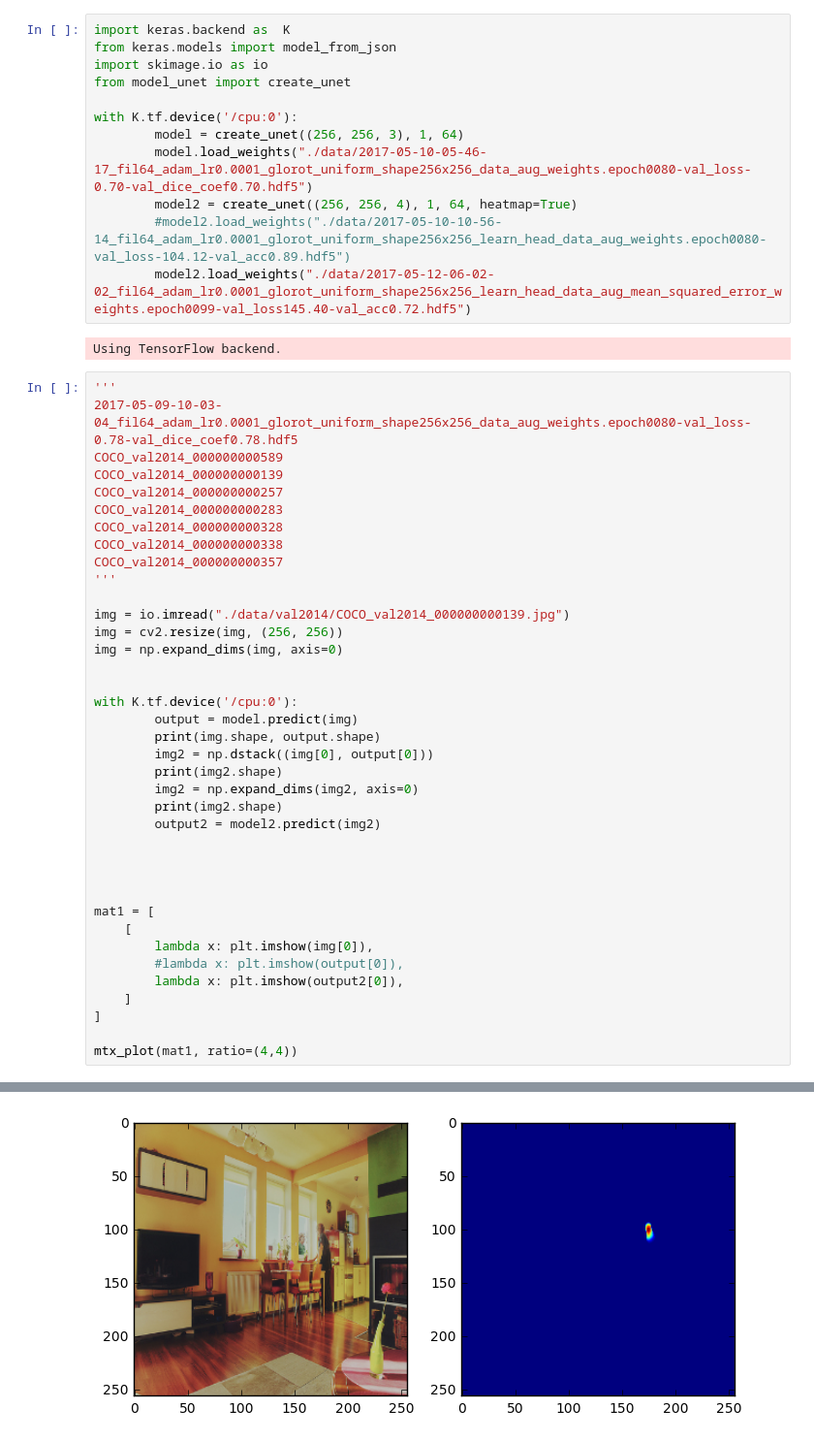
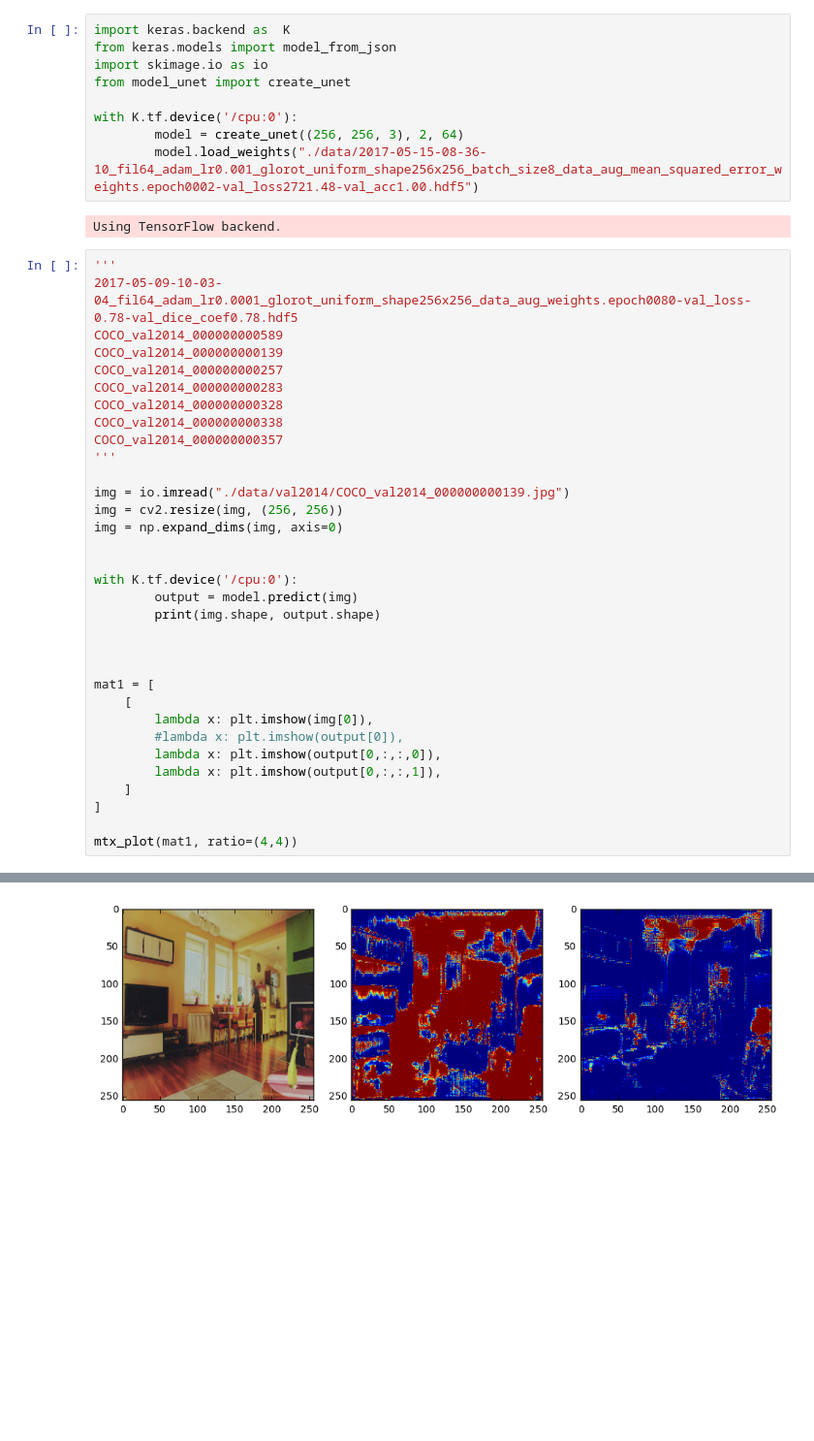
Before and after one commit to legokichi/keras-human-detector, a Jupyter notebook: predict.ipynb, the cells around one changed output, grey strips where cells are left out. Shown at 97% size. Cells and saved outputs as stored; diff of their text form; blank space fills up the shorter version.

```diff
--- a/predict.ipynb
+++ b/predict.ipynb
@@ -30,11 +30,8 @@ import skimage.io as io
 from model_unet import create_unet
 
 with K.tf.device('/cpu:0'):
-        model = create_unet((256, 256, 3), 1, 64)
-        model.load_weights("./data/2017-05-10-05-46-17_fil64_adam_lr0.0001_glorot_uniform_shape256x256_data_aug_weights.epoch0080-val_loss-0.70-val_dice_coef0.70.hdf5")
-        model2 = create_unet((256, 256, 4), 1, 64, heatmap=True)
-        #model2.load_weights("./data/2017-05-10-10-56-14_fil64_adam_lr0.0001_glorot_uniform_shape256x256_learn_head_data_aug_weights.epoch0080-val_loss-104.12-val_acc0.89.hdf5")
-        model2.load_weights("./data/2017-05-12-06-02-02_fil64_adam_lr0.0001_glorot_uniform_shape256x256_learn_head_data_aug_mean_squared_error_weights.epoch0099-val_loss145.40-val_acc0.72.hdf5")
+        model = create_unet((256, 256, 3), 2, 64)
+        model.load_weights("./data/2017-05-15-08-36-10_fil64_adam_lr0.001_glorot_uniform_shape256x256_batch_size8_data_aug_mean_squared_error_weights.epoch0002-val_loss2721.48-val_acc1.00.hdf5")
 # %% [output]
 Using TensorFlow backend.
 # %%
@@ -57,12 +54,6 @@ img = np.expand_dims(img, axis=0)
 with K.tf.device('/cpu:0'):
         output = model.predict(img)
         print(img.shape, output.shape)
-        img2 = np.dstack((img[0], output[0]))
-        print(img2.shape)
-        img2 = np.expand_dims(img2, axis=0)
-        print(img2.shape)
-        output2 = model2.predict(img2)
-
 
 
 
@@ -70,7 +61,8 @@ mat1 = [
     [
         lambda x: plt.imshow(img[0]),
         #lambda x: plt.imshow(output[0]),
-        lambda x: plt.imshow(output2[0]),
+        lambda x: plt.imshow(output[0,:,:,0]),
+        lambda x: plt.imshow(output[0,:,:,1]),
     ]
 ]
 
@@ -82 +72 @@ mtx_plot(mat1, ratio=(4,4))
-[figure, old version]
+[figure, new version]
```
Also changed, not shown: parts of 1 cell of this notebook, 2 other files.
